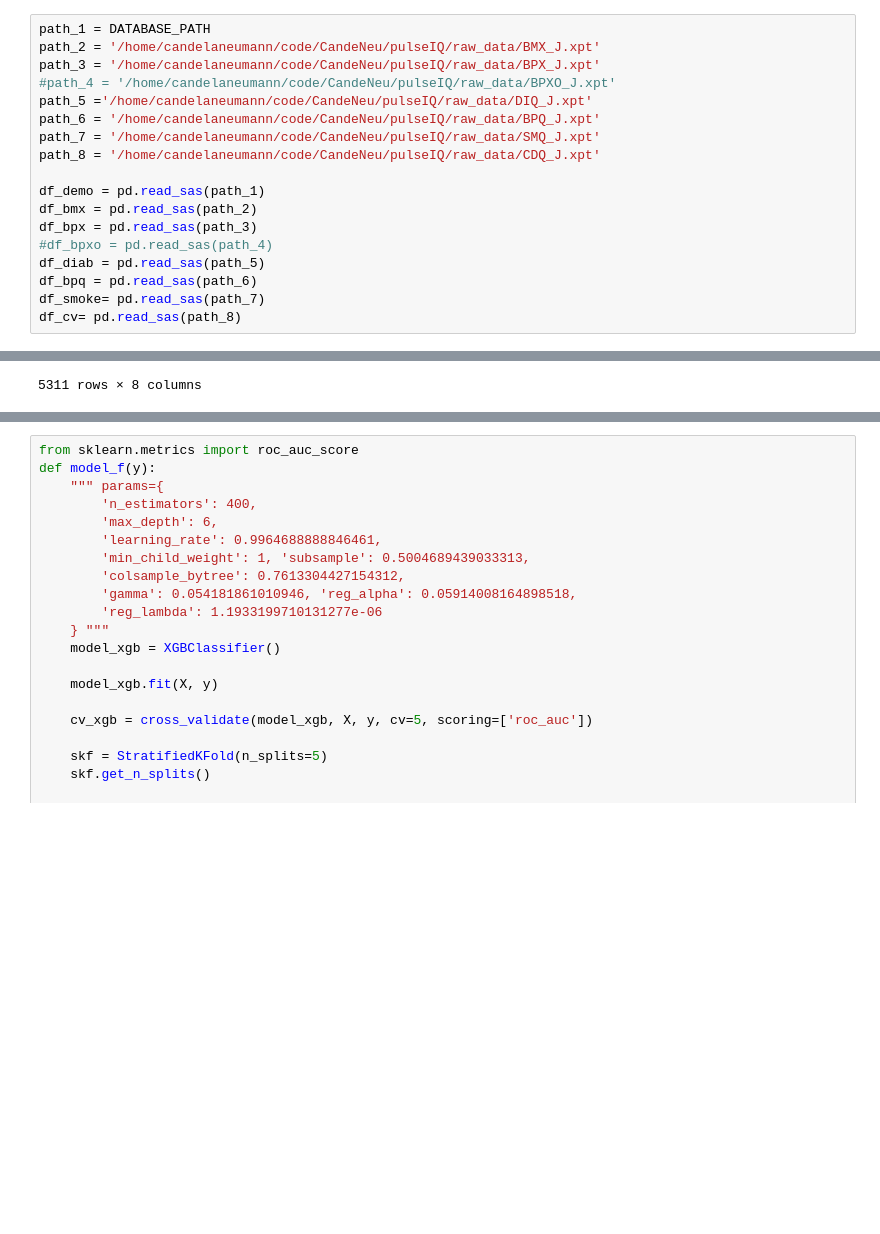
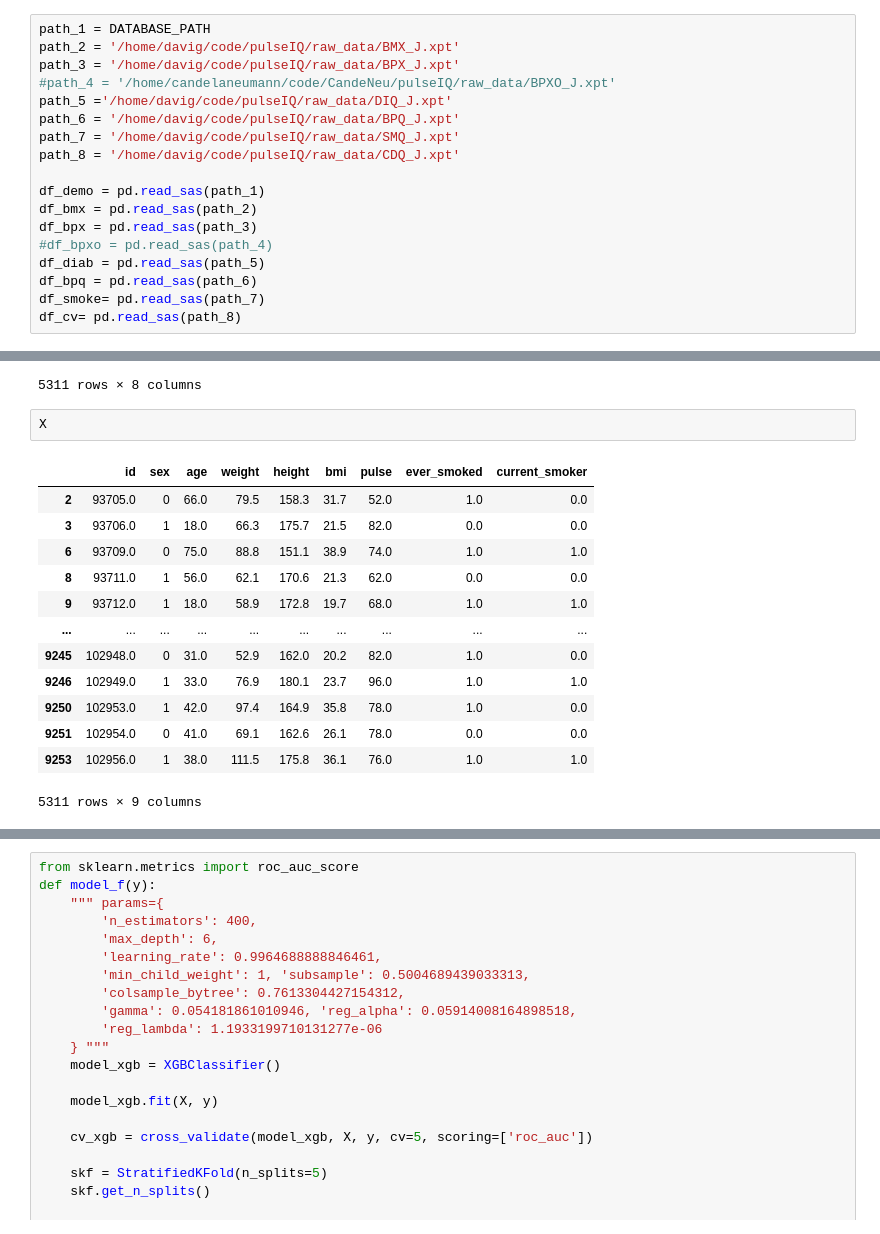
Before and after one commit to CandeNeu/pulseIQ, a Jupyter notebook: notebooks/data_clean_DB_NHANES.ipynb, the cells around one changed output, grey strips where cells are left out. Cells and saved outputs as stored; diff of their text form; blank space fills up the shorter version.

```diff
--- a/notebooks/data_clean_DB_NHANES.ipynb
+++ b/notebooks/data_clean_DB_NHANES.ipynb
@@ -14,13 +14,13 @@ The autoreload extension is already loaded. To reload it, use:
   %reload_ext autoreload
 # %%
 path_1 = DATABASE_PATH
-path_2 = '/home/candelaneumann/code/CandeNeu/pulseIQ/raw_data/BMX_J.xpt'
-path_3 = '/home/candelaneumann/code/CandeNeu/pulseIQ/raw_data/BPX_J.xpt'
+path_2 = '/home/davig/code/pulseIQ/raw_data/BMX_J.xpt'
+path_3 = '/home/davig/code/pulseIQ/raw_data/BPX_J.xpt'
 #path_4 = '/home/candelaneumann/code/CandeNeu/pulseIQ/raw_data/BPXO_J.xpt'
-path_5 ='/home/candelaneumann/code/CandeNeu/pulseIQ/raw_data/DIQ_J.xpt'
-path_6 = '/home/candelaneumann/code/CandeNeu/pulseIQ/raw_data/BPQ_J.xpt'
-path_7 = '/home/candelaneumann/code/CandeNeu/pulseIQ/raw_data/SMQ_J.xpt'
-path_8 = '/home/candelaneumann/code/CandeNeu/pulseIQ/raw_data/CDQ_J.xpt'
+path_5 ='/home/davig/code/pulseIQ/raw_data/DIQ_J.xpt'
+path_6 = '/home/davig/code/pulseIQ/raw_data/BPQ_J.xpt'
+path_7 = '/home/davig/code/pulseIQ/raw_data/SMQ_J.xpt'
+path_8 = '/home/davig/code/pulseIQ/raw_data/CDQ_J.xpt'
 
 df_demo = pd.read_sas(path_1)
 df_bmx = pd.read_sas(path_2)
@@ -309,6 +309,22 @@ X_scaled
 | 9251 | -0.348819 | -0.556428 | -0.396854 | -0.443893 | 0.506936 | 102954.0 | 0.0 | 0.0 |
 | 9253 | -0.502734 | 1.301648 | 0.919780 | 0.912077 | 0.336557 | 102956.0 | 1.0 | 1.0 |
 5311 rows × 8 columns
+# %%
+X
+# %% [output]
+|  | id | sex | age | weight | height | bmi | pulse | ever_smoked | current_smoker |
+| 2 | 93705.0 | 0 | 66.0 | 79.5 | 158.3 | 31.7 | 52.0 | 1.0 | 0.0 |
+| 3 | 93706.0 | 1 | 18.0 | 66.3 | 175.7 | 21.5 | 82.0 | 0.0 | 0.0 |
+| 6 | 93709.0 | 0 | 75.0 | 88.8 | 151.1 | 38.9 | 74.0 | 1.0 | 1.0 |
+| 8 | 93711.0 | 1 | 56.0 | 62.1 | 170.6 | 21.3 | 62.0 | 0.0 | 0.0 |
+| 9 | 93712.0 | 1 | 18.0 | 58.9 | 172.8 | 19.7 | 68.0 | 1.0 | 1.0 |
+| ... | ... | ... | ... | ... | ... | ... | ... | ... | ... |
+| 9245 | 102948.0 | 0 | 31.0 | 52.9 | 162.0 | 20.2 | 82.0 | 1.0 | 0.0 |
+| 9246 | 102949.0 | 1 | 33.0 | 76.9 | 180.1 | 23.7 | 96.0 | 1.0 | 1.0 |
+| 9250 | 102953.0 | 1 | 42.0 | 97.4 | 164.9 | 35.8 | 78.0 | 1.0 | 0.0 |
+| 9251 | 102954.0 | 0 | 41.0 | 69.1 | 162.6 | 26.1 | 78.0 | 0.0 | 0.0 |
+| 9253 | 102956.0 | 1 | 38.0 | 111.5 | 175.8 | 36.1 | 76.0 | 1.0 | 1.0 |
+5311 rows × 9 columns
 # %%
 from sklearn.linear_model import LogisticRegression
 from sklearn.model_selection import train_test_split, cross_validate, StratifiedKFold
```
Also changed, not shown: parts of 7 cells of this notebook, 14 other files.
